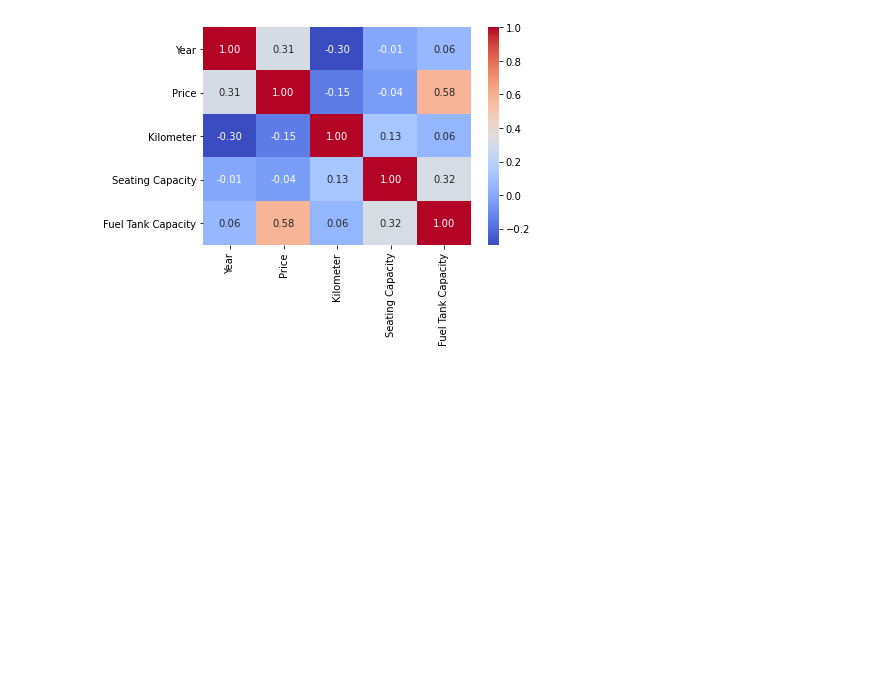
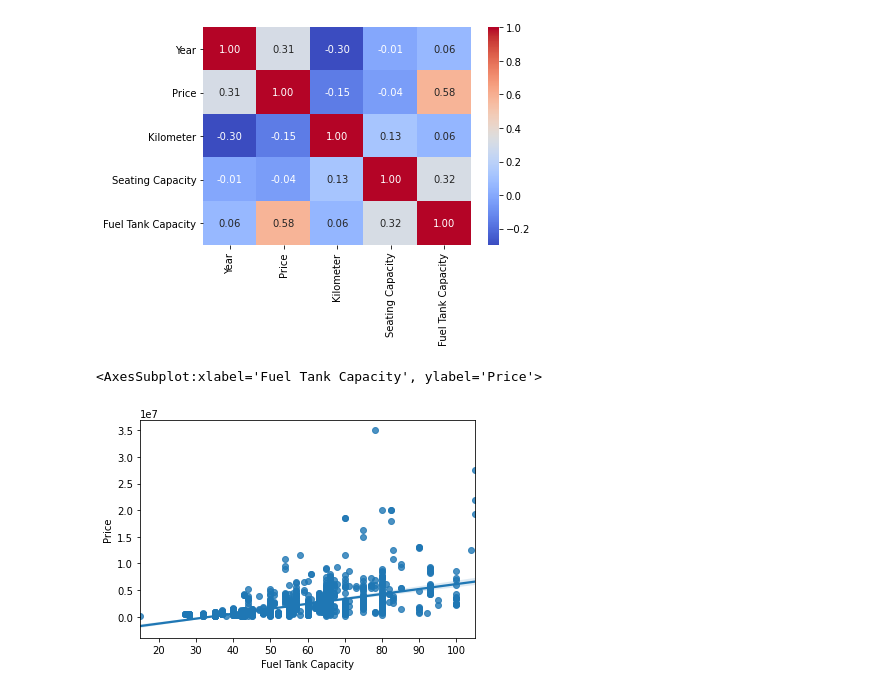
Before and after one commit to akhildamani45/STSCI3740_final_proj, a Jupyter notebook: STSCI_3740_proj.ipynb, the cells around one changed output. Drawn from its saved outputs; the diff is of its cells as text; code cells hidden in the pictures; blank space fills up the shorter version.

Commit message:
Added more graphs

```diff
--- a/STSCI_3740_proj.ipynb
+++ b/STSCI_3740_proj.ipynb
@@ -22,3 +24,10 @@ sns.heatmap(corr, annot=True, cmap='coolwarm', fmt='.2f')
 # %% [output]
 <AxesSubplot:>
 [figure]
+# %%
+target = data.Price
+df = data.drop(columns = ['Price'])
+sns.regplot(x=data['Fuel Tank Capacity'], y=target, data=df, label='Seating Capacity')
+# %% [output]
+<AxesSubplot:xlabel='Fuel Tank Capacity', ylabel='Price'>
+[figure, added]
```
Also changed, not shown: parts of 9 cells of this notebook.
